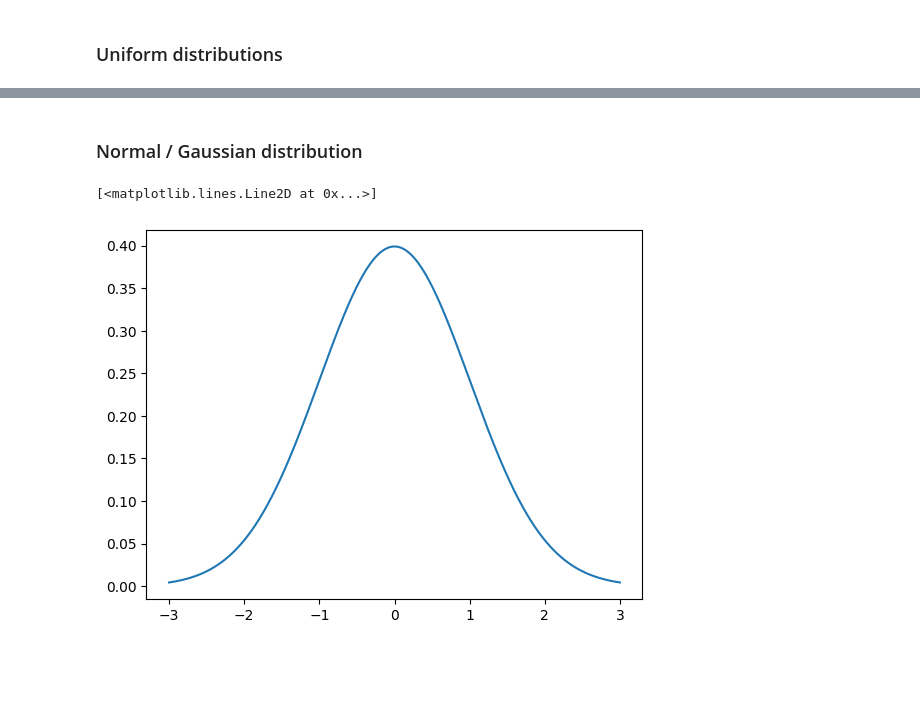
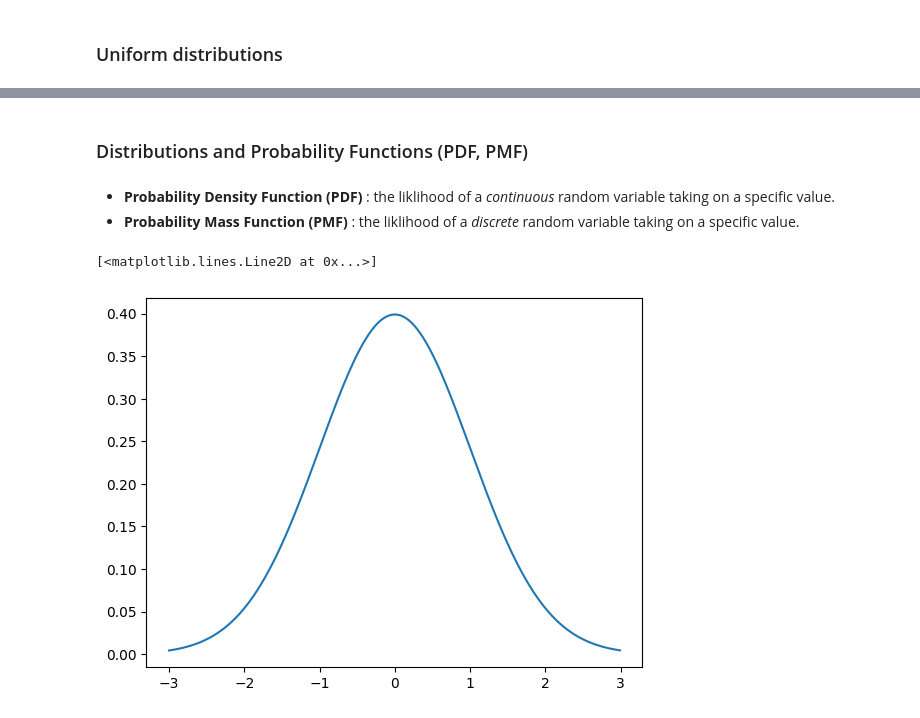
Before and after one commit to jamiebeach/Learning-2024, a Jupyter notebook: Maths/exercises.ipynb, the cells around one changed output, grey strips where cells are left out. Saved outputs shown, nothing was run; the diff lists cells and outputs as text; code cells hidden in the pictures; blank space fills up the shorter version.

```diff
--- a/Maths/exercises.ipynb
+++ b/Maths/exercises.ipynb
@@ -51,10 +109,14 @@ plt.show()
-# %% [markdown]
-### Normal / Gaussian distribution
-# %%
-from scipy.stats import norm
-
-x = np.arange(-3, 3, 0.001)
-plt.plot(x, norm.pdf(x))
-# %% [output]
-[<matplotlib.lines.Line2D at 0x...>]
-[figure, removed]
+# %% [markdown]
+### Distributions and Probability Functions (PDF, PMF)
+# %% [markdown]
+- **Probability Density Function (PDF)** : the liklihood of a _continuous_ random variable taking on a specific value.
+- **Probability Mass Function (PMF)** : the liklihood of a _discrete_ random variable taking on a specific value.
+# %%
+
+x = np.arange(-3, 3, 0.01)
+
+# Probability of values in continuous normal distribution from -3 to 3 (0.01 is frequency of plotting. Higher values show more pointy graph)
+plt.plot(x, norm.pdf(x))
+# %% [output]
+[<matplotlib.lines.Line2D at 0x...>]
+[figure, added]
```
Also changed, not shown: parts of 12 cells of this notebook.
